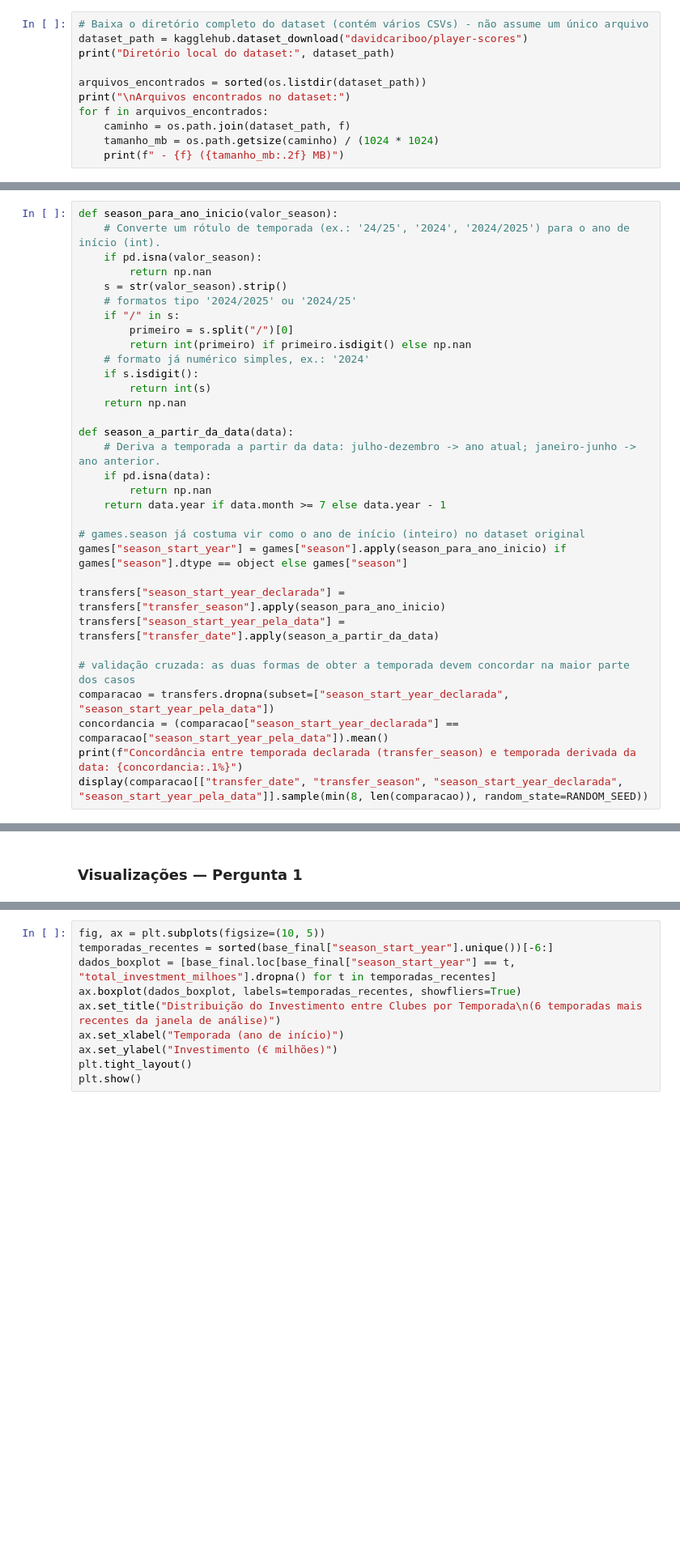
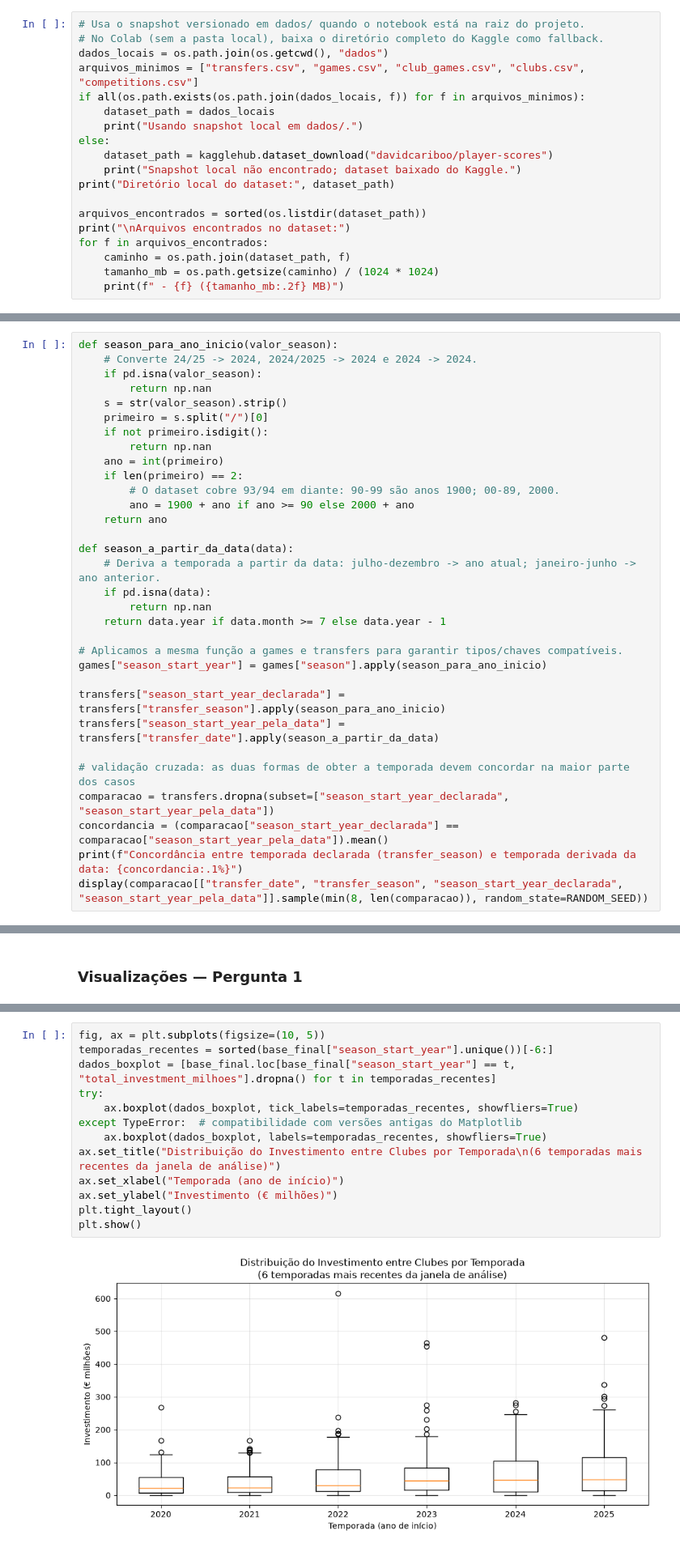
Before and after one commit to Amfgs/projeto-estatistica, a Jupyter notebook: Transferencias_futebol.ipynb, the cells around one changed output, grey strips where cells are left out. Shown at 81% size. Cells and saved outputs as stored; diff of their text form; blank space fills up the shorter version.

Commit message:
Valida notebook e registra resultados da análise

```diff
--- a/Transferencias_futebol.ipynb
+++ b/Transferencias_futebol.ipynb
@@ -63,8 +66,16 @@ plt.rcParams["grid.alpha"] = 0.3
 RANDOM_SEED = 42
 np.random.seed(RANDOM_SEED)
 # %%
-# Baixa o diretório completo do dataset (contém vários CSVs) - não assume um único arquivo
-dataset_path = kagglehub.dataset_download("davidcariboo/player-scores")
+# Usa o snapshot versionado em dados/ quando o notebook está na raiz do projeto.
+# No Colab (sem a pasta local), baixa o diretório completo do Kaggle como fallback.
+dados_locais = os.path.join(os.getcwd(), "dados")
+arquivos_minimos = ["transfers.csv", "games.csv", "club_games.csv", "clubs.csv", "competitions.csv"]
+if all(os.path.exists(os.path.join(dados_locais, f)) for f in arquivos_minimos):
+    dataset_path = dados_locais
+    print("Usando snapshot local em dados/.")
+else:
+    dataset_path = kagglehub.dataset_download("davidcariboo/player-scores")
+    print("Snapshot local não encontrado; dataset baixado do Kaggle.")
 print("Diretório local do dataset:", dataset_path)
 
 arquivos_encontrados = sorted(os.listdir(dataset_path))
@@ -328,17 +581,17 @@ print("Exemplos de games.season:", games["season"].dropna().unique()[:10])
 # %%
 def season_para_ano_inicio(valor_season):
-    # Converte um rótulo de temporada (ex.: '24/25', '2024', '2024/2025') para o ano de início (int).
+    # Converte 24/25 -> 2024, 2024/2025 -> 2024 e 2024 -> 2024.
     if pd.isna(valor_season):
         return np.nan
     s = str(valor_season).strip()
-    # formatos tipo '2024/2025' ou '2024/25'
-    if "/" in s:
-        primeiro = s.split("/")[0]
-        return int(primeiro) if primeiro.isdigit() else np.nan
-    # formato já numérico simples, ex.: '2024'
-    if s.isdigit():
-        return int(s)
-    return np.nan
+    primeiro = s.split("/")[0]
+    if not primeiro.isdigit():
+        return np.nan
+    ano = int(primeiro)
+    if len(primeiro) == 2:
+        # O dataset cobre 93/94 em diante: 90-99 são anos 1900; 00-89, 2000.
+        ano = 1900 + ano if ano >= 90 else 2000 + ano
+    return ano
 
 def season_a_partir_da_data(data):
     # Deriva a temporada a partir da data: julho-dezembro -> ano atual; janeiro-junho -> ano anterior.
@@ -346,8 +599,8 @@ def season_a_partir_da_data(data):
         return np.nan
     return data.year if data.month >= 7 else data.year - 1
 
-# games.season já costuma vir como o ano de início (inteiro) no dataset original
-games["season_start_year"] = games["season"].apply(season_para_ano_inicio) if games["season"].dtype == object else games["season"]
+# Aplicamos a mesma função a games e transfers para garantir tipos/chaves compatíveis.
+games["season_start_year"] = games["season"].apply(season_para_ano_inicio)
 
 transfers["season_start_year_declarada"] = transfers["transfer_season"].apply(season_para_ano_inicio)
 transfers["season_start_year_pela_data"] = transfers["transfer_date"].apply(season_a_partir_da_data)
@@ -645,13 +1105,18 @@ plt.show()
 # %%
 fig, ax = plt.subplots(figsize=(10, 5))
 temporadas_recentes = sorted(base_final["season_start_year"].unique())[-6:]
 dados_boxplot = [base_final.loc[base_final["season_start_year"] == t, "total_investment_milhoes"].dropna() for t in temporadas_recentes]
-ax.boxplot(dados_boxplot, labels=temporadas_recentes, showfliers=True)
+try:
+    ax.boxplot(dados_boxplot, tick_labels=temporadas_recentes, showfliers=True)
+except TypeError:  # compatibilidade com versões antigas do Matplotlib
+    ax.boxplot(dados_boxplot, labels=temporadas_recentes, showfliers=True)
 ax.set_title("Distribuição do Investimento entre Clubes por Temporada\n(6 temporadas mais recentes da janela de análise)")
 ax.set_xlabel("Temporada (ano de início)")
 ax.set_ylabel("Investimento (€ milhões)")
 plt.tight_layout()
 plt.show()
+# %% [output]
+[figure, added]
 # %%
 fig, ax = plt.subplots(figsize=(9, 5))
 ax.hist(base_final["number_of_signings"].dropna(), bins=range(0, int(base_final["number_of_signings"].max()) + 2), edgecolor="white")
```
Also changed, not shown: parts of 48 cells of this notebook, 2 other files.
